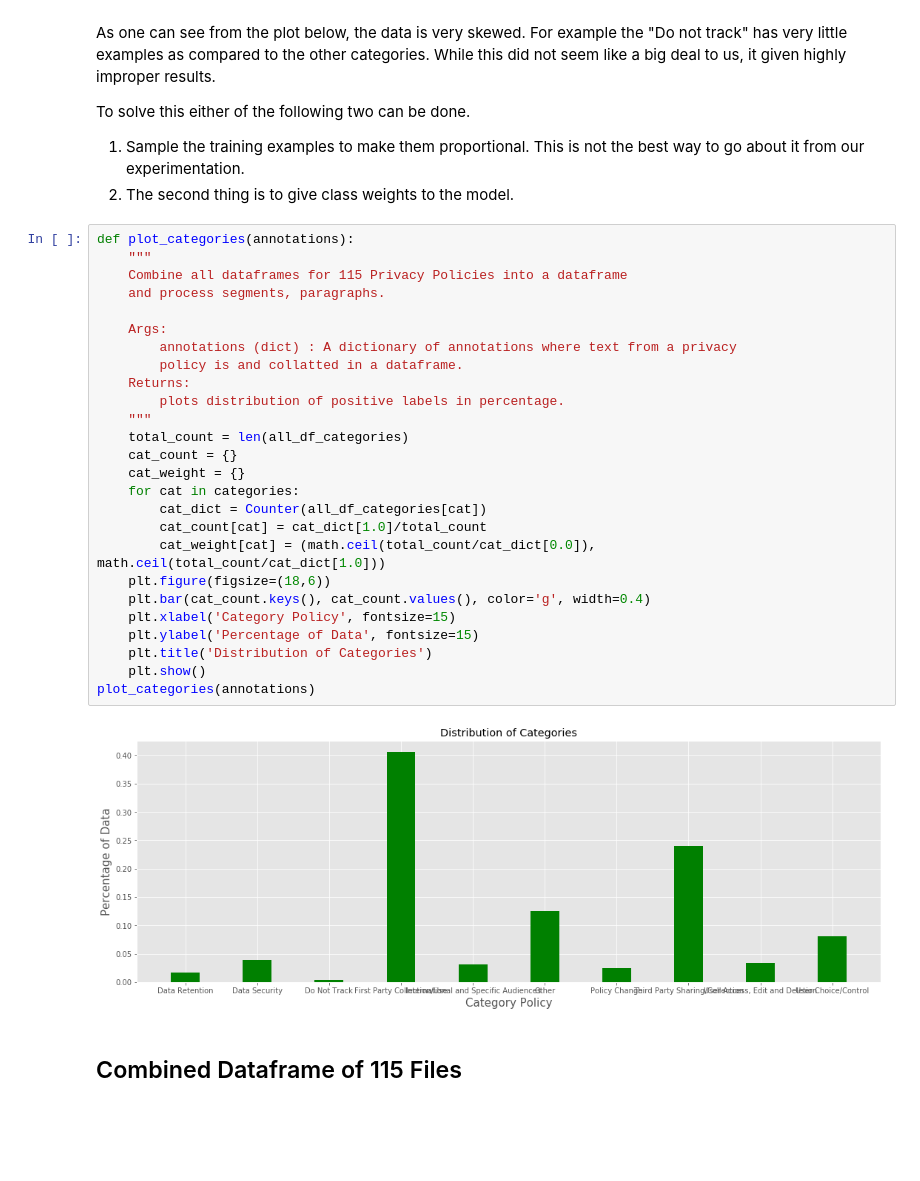
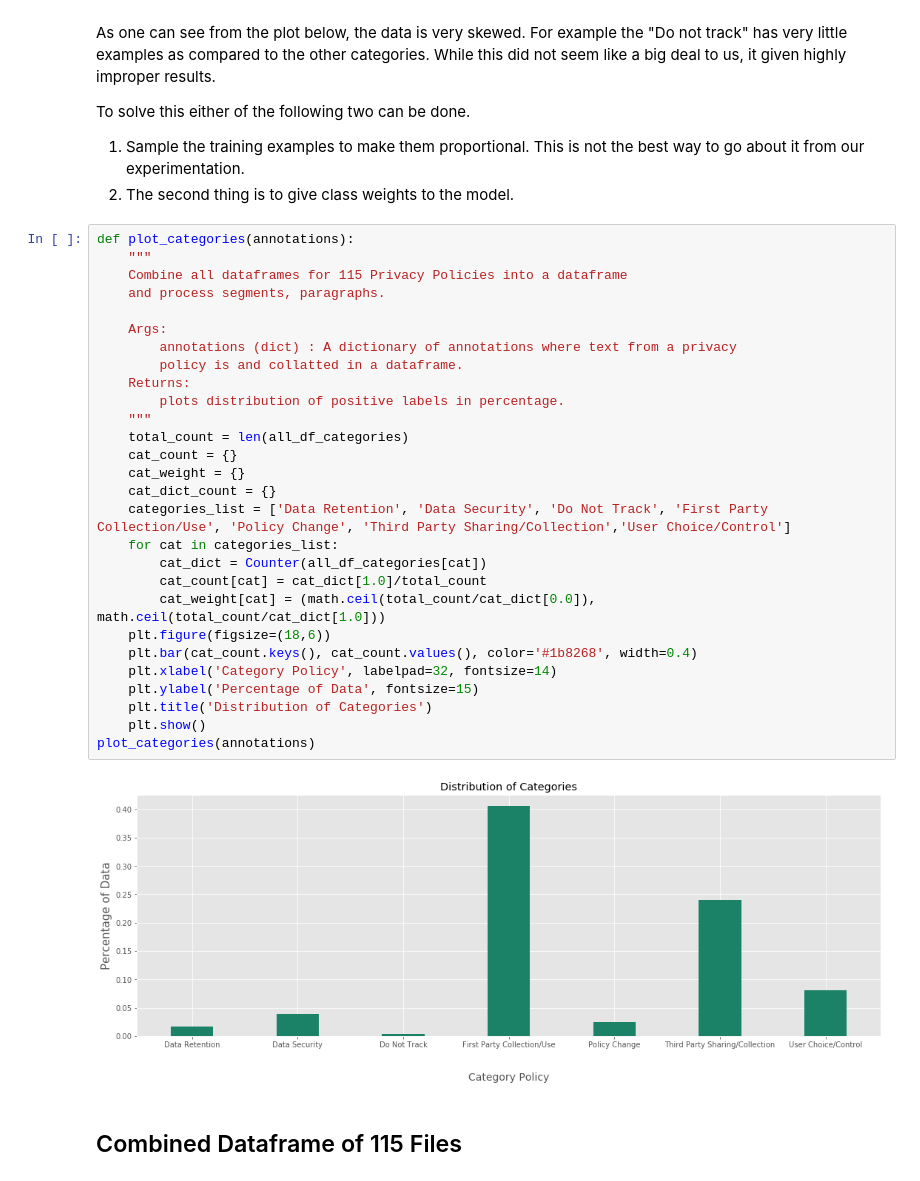
Before and after one commit to bhramoss/MineB4USign, a Jupyter notebook: Project.ipynb, the cells around one changed output. Saved outputs shown, nothing was run; the diff lists cells and outputs as text; blank space fills up the shorter version.

```diff
--- a/Project.ipynb
+++ b/Project.ipynb
@@ -491,31 +478,33 @@ To solve this either of the following two can be done.
 # %%
 def plot_categories(annotations):
     """
     Combine all dataframes for 115 Privacy Policies into a dataframe
     and process segments, paragraphs.
 
     Args:
         annotations (dict) : A dictionary of annotations where text from a privacy
         policy is and collatted in a dataframe.
     Returns:
         plots distribution of positive labels in percentage.
     """
     total_count = len(all_df_categories)
     cat_count = {}
     cat_weight = {}
-    for cat in categories:
+    cat_dict_count = {}
+    categories_list = ['Data Retention', 'Data Security', 'Do Not Track', 'First Party Collection/Use', 'Policy Change', 'Third Party Sharing/Collection','User Choice/Control']
+    for cat in categories_list:
         cat_dict = Counter(all_df_categories[cat])
         cat_count[cat] = cat_dict[1.0]/total_count
         cat_weight[cat] = (math.ceil(total_count/cat_dict[0.0]), math.ceil(total_count/cat_dict[1.0]))
     plt.figure(figsize=(18,6))
-    plt.bar(cat_count.keys(), cat_count.values(), color='g', width=0.4)
-    plt.xlabel('Category Policy', fontsize=15)
+    plt.bar(cat_count.keys(), cat_count.values(), color='#1b8268', width=0.4)
+    plt.xlabel('Category Policy', labelpad=32, fontsize=14)
     plt.ylabel('Percentage of Data', fontsize=15)
     plt.title('Distribution of Categories')
     plt.show()
 plot_categories(annotations)
 # %% [output]
-[figure, old version]
+[figure, new version]
 # %% [markdown]
 ## Combined Dataframe of 115 Files
 # %%
```
Also changed, not shown: parts of 12 cells of this notebook, 1 other file.
